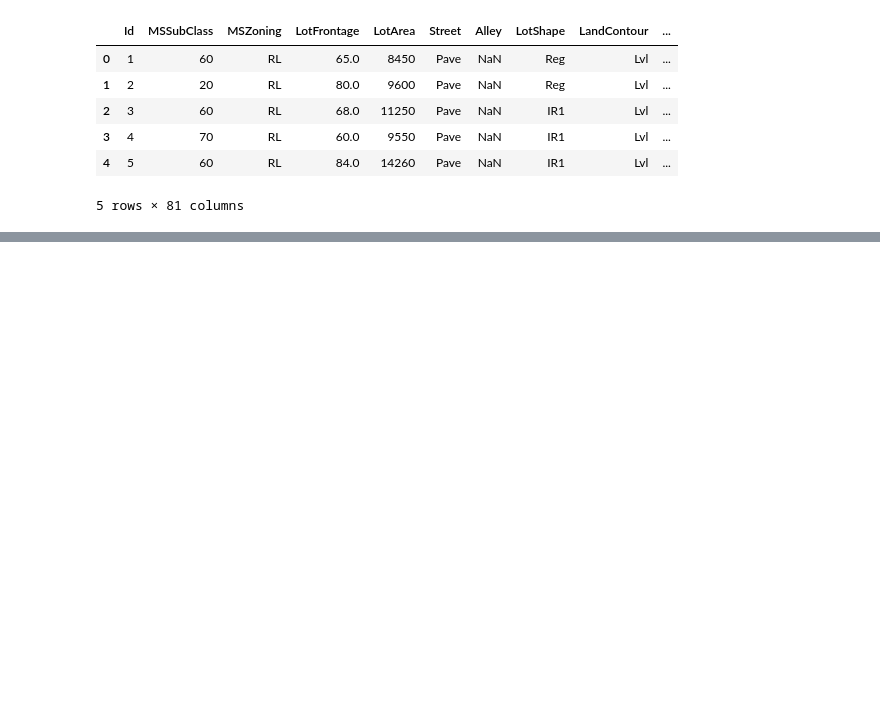
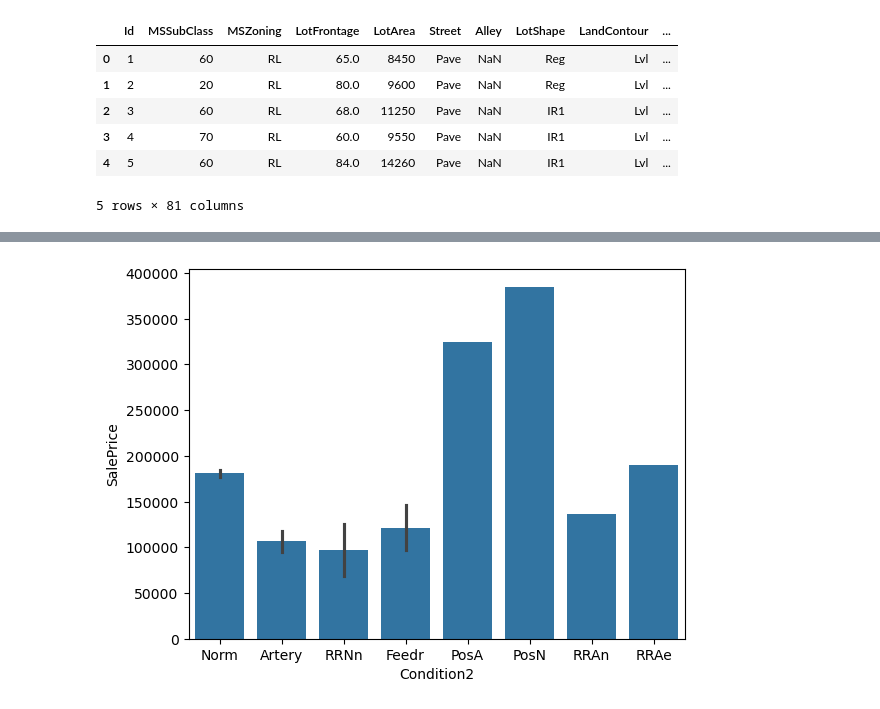
Before and after one commit to danielvasilevko/DataSci_Projects, a Jupyter notebook: Kaggle_Housing Price/Kaggle_Housing_price.ipynb, the cells around one changed output, grey strips where cells are left out. Drawn from its saved outputs; the diff is of its cells as text; code cells hidden in the pictures; blank space fills up the shorter version.

```diff
--- a/Kaggle_Housing Price/Kaggle_Housing_price.ipynb
+++ b/Kaggle_Housing Price/Kaggle_Housing_price.ipynb
@@ -53,0 +98,11 @@ plt.show()
+# %%
+sns.barplot(data = train_data, x = 'Condition2',y = 'SalePrice')
+plt.show()
+
+#Qualitative to Convert:
+# Street: Pave = 1 Grvl = 0
+# LandContour: Bnk = 0, Lvl = 1, Low = 2, HLS = 3
+# Utilities: AllPub = 1, NoSeWa = 0
+# Condition2 RRNn = 0 , Artery = 1, Feedr = 2, RRAn = 3, Norm = 4, RRAe = 5, PosA = 6, PosN = 7
+# %% [output]
+[figure, added]
```
Also changed, not shown: parts of 16 cells of this notebook, 1 other file.
